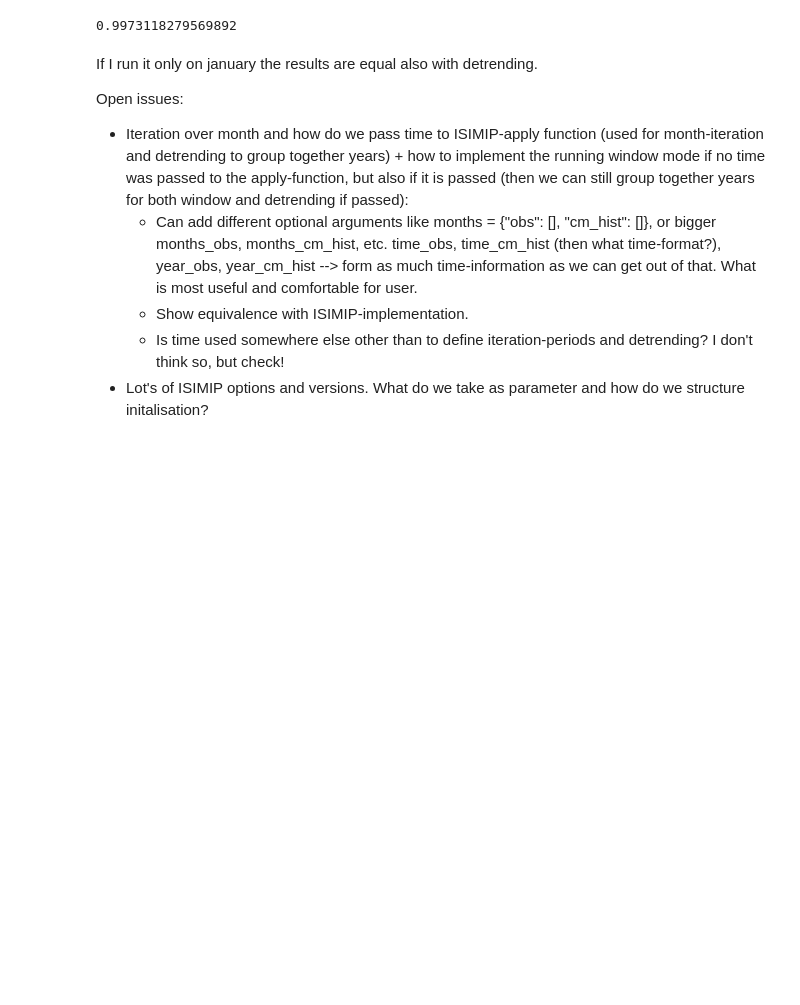
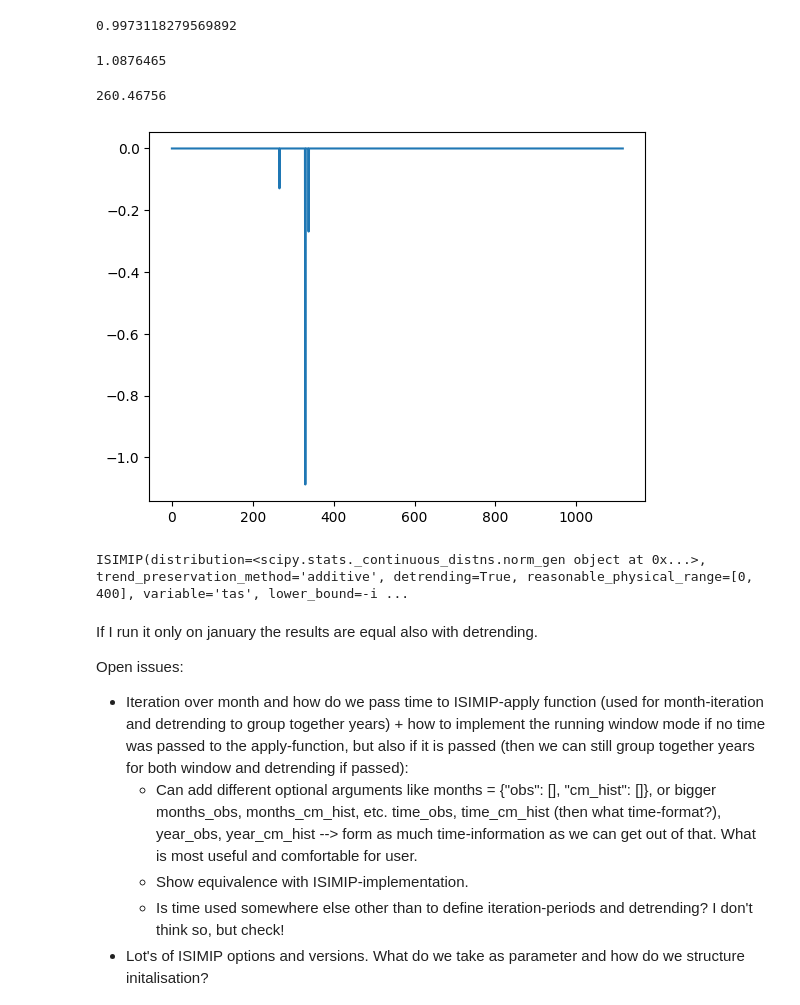
Before and after one commit to ecmwf-projects/ibicus, a Jupyter notebook: notebooks/notebooks_isimip_consistency_with_reference_implementation/compare_ISIMIP_with_our_code.ipynb, the cells around one changed output. Cells and saved outputs as stored; diff of their text form; code cells hidden in the pictures; blank space fills up the shorter version.

```diff
--- a/notebooks/compare_ISIMIP_with_our_code.ipynb
+++ b/notebooks/notebooks_isimip_consistency_with_reference_implementation/compare_ISIMIP_with_our_code.ipynb
@@ -183,7 +183,7 @@ At least for tas ISIMIP and mine results are in agreement. TODO: check other opt
 # %%
 from PACKAGE_NAME.code_isimip.bias_adjustment import adjust_bias_one_month
 
-obs, cm_hist, cm_future = read_in_and_preprocess_isimip_testing_data("tas")
+obs, cm_hist, cm_future = read_in_and_preprocess_isimip_testing_data("tas", grid_point=[0,0])
 debiaser = ISIMIP.from_variable(variable="tas")
 
 isimip_adjustment = adjust_bias_one_month(
@@ -267,6 +271,7 @@ from PACKAGE_NAME.utils import day_of_year
 
 obs, cm_hist, cm_future, dates = read_in_and_preprocess_isimip_testing_data_with_dates("tas")
 debiaser = ISIMIP.from_variable(variable="tas")
+debiaser.iecdf_method = "linear"
 
 obs_jan = obs[month(dates["obs"]) == 1]
 cm_hist_jan = cm_hist[month(dates["cm_hist"]) == 1]
@@ -284,7 +289,7 @@ isimip_adjustment = adjust_bias_one_month(
     lower_threshold = [None if np.isinf(debiaser.lower_threshold) else debiaser.lower_threshold],
     upper_bound = [None if np.isinf(debiaser.upper_bound) else debiaser.upper_bound],
     upper_threshold = [None if np.isinf(debiaser.upper_threshold) else debiaser.upper_threshold],
-    unconditional_ccs_transfer=[debiaser.trend_transfer_only_for_values_within_threshold],
+    unconditional_ccs_transfer=[not debiaser.trend_transfer_only_for_values_within_threshold],
     trendless_bound_frequency=[False],
     randomization_seed=None,
     detrend=[debiaser.detrending],
@@ -308,6 +313,25 @@ my_adjustment = debiaser._apply_on_window(
 np.sum(np.isclose(isimip_adjustment, my_adjustment))/my_adjustment.size
 # %% [output]
 0.9973118279569892
+# %%
+np.max(np.abs(isimip_adjustment-my_adjustment))
+# %% [output]
+1.0876465
+# %%
+isimip_adjustment[330]
+# %% [output]
+260.46756
+# %%
+import matplotlib.pyplot as plt
+diff = isimip_adjustment-my_adjustment
+plt.plot(list(range(diff.size)), diff)
+plt.show()
+# %% [output]
+[figure, added]
+# %%
+debiaser
+# %% [output]
+ISIMIP(distribution=<scipy.stats._continuous_distns.norm_gen object at 0x...>, trend_preservation_method='additive', detrending=True, reasonable_physical_range=[0, 400], variable='tas', lower_bound=-i ...
 # %% [markdown]
 If I run it only on january the results are equal also with detrending.
 
```
Also changed, not shown: parts of 1 cell of this notebook, 37 other files.
